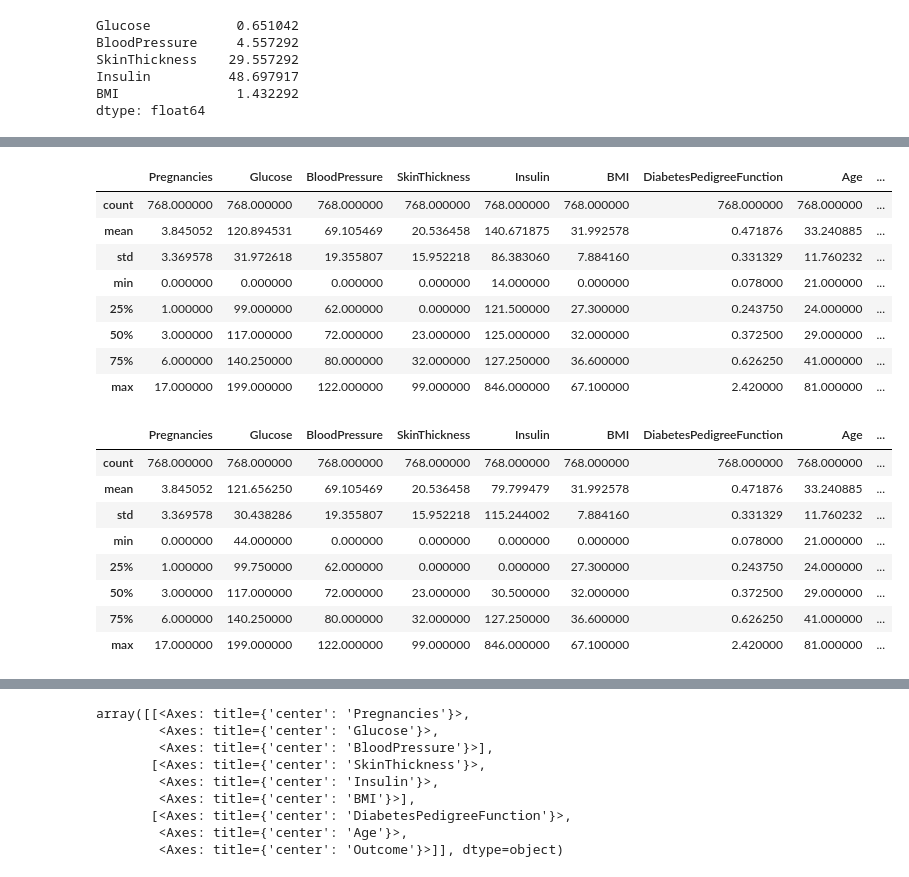
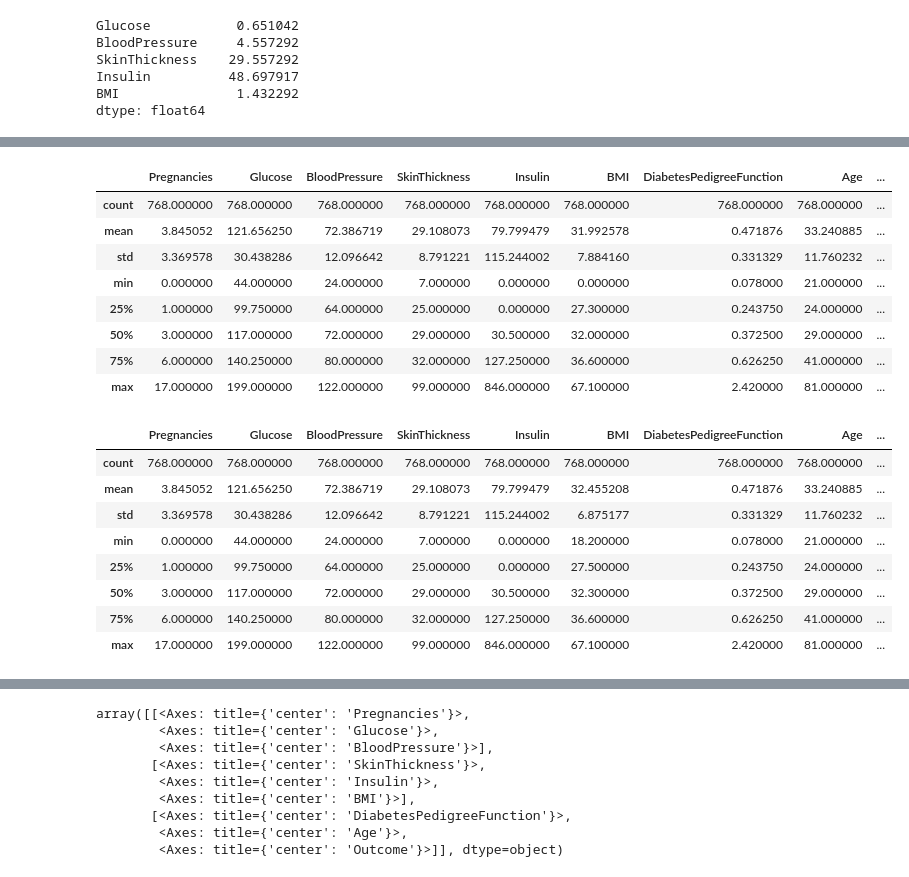
Before and after one commit to PabloSanchez87/DataScience_and_IA, a Jupyter notebook: Notebooks/Daniel/7-Diabetes.ipynb, the cells around one changed output, grey strips where cells are left out. Drawn from its saved outputs; the diff is of its cells as text; code cells hidden in the pictures.

```diff
--- a/Notebooks/Daniel/7-Diabetes.ipynb
+++ b/Notebooks/Daniel/7-Diabetes.ipynb
@@ -196,0 +216,10 @@ dtype: float64
+# %%
+# Calcular la media de los valores no nulos y diferentes de 0 en Insulin
+
+median_glucose = data2.loc[data['Glucose'] != 0, 'Glucose'].median()
+
+
+# Reemplazar los valores de 0 por la media
+data2['Glucose'] = data2['Glucose'].replace(0, median_glucose)
+
+data2.describe()
@@ -196,0 +236,8 @@ dtype: float64
+# %%
+# Calcular la media de los valores no nulos y diferentes de 0 en Insulin
+median_SkinThickness = data2.loc[data['SkinThickness'] != 0, 'SkinThickness'].median()
+
+# Reemplazar los valores de 0 por la media
+data2['SkinThickness'] = data2['SkinThickness'].replace(0, median_SkinThickness)
+
+data2.describe()
@@ -197,40 +254,38 @@ dtype: float64
 # %%
 # Calcular la media de los valores no nulos y diferentes de 0 en Insulin
-median_insulin = data.loc[data['Insulin'] != 0, 'Insulin'].median()
+median_insulin = data2.loc[data['BloodPressure'] != 0, 'BloodPressure'].median()
 
-data2 = data.copy()
 
 # Reemplazar los valores de 0 por la media
-data2['Insulin'] = data2['Insulin'].replace(0, median_insulin)
+data2['BloodPressure'] = data2['BloodPressure'].replace(0, median_insulin)
 
 data2.describe()
 # %% [output]
 |  | Pregnancies | Glucose | BloodPressure | SkinThickness | Insulin | BMI | DiabetesPedigreeFunction | Age | ... |
 | count | 768.000000 | 768.000000 | 768.000000 | 768.000000 | 768.000000 | 768.000000 | 768.000000 | 768.000000 | ... |
-| mean | 3.845052 | 120.894531 | 69.105469 | 20.536458 | 140.671875 | 31.992578 | 0.471876 | 33.240885 | ... |
-| std | 3.369578 | 31.972618 | 19.355807 | 15.952218 | 86.383060 | 7.884160 | 0.331329 | 11.760232 | ... |
-| min | 0.000000 | 0.000000 | 0.000000 | 0.000000 | 14.000000 | 0.000000 | 0.078000 | 21.000000 | ... |
-| 25% | 1.000000 | 99.000000 | 62.000000 | 0.000000 | 121.500000 | 27.300000 | 0.243750 | 24.000000 | ... |
-| 50% | 3.000000 | 117.000000 | 72.000000 | 23.000000 | 125.000000 | 32.000000 | 0.372500 | 29.000000 | ... |
+| mean | 3.845052 | 121.656250 | 72.386719 | 29.108073 | 79.799479 | 31.992578 | 0.471876 | 33.240885 | ... |
+| std | 3.369578 | 30.438286 | 12.096642 | 8.791221 | 115.244002 | 7.884160 | 0.331329 | 11.760232 | ... |
+| min | 0.000000 | 44.000000 | 24.000000 | 7.000000 | 0.000000 | 0.000000 | 0.078000 | 21.000000 | ... |
+| 25% | 1.000000 | 99.750000 | 64.000000 | 25.000000 | 0.000000 | 27.300000 | 0.243750 | 24.000000 | ... |
+| 50% | 3.000000 | 117.000000 | 72.000000 | 29.000000 | 30.500000 | 32.000000 | 0.372500 | 29.000000 | ... |
 | 75% | 6.000000 | 140.250000 | 80.000000 | 32.000000 | 127.250000 | 36.600000 | 0.626250 | 41.000000 | ... |
 | max | 17.000000 | 199.000000 | 122.000000 | 99.000000 | 846.000000 | 67.100000 | 2.420000 | 81.000000 | ... |
 # %%
 # Calcular la media de los valores no nulos y diferentes de 0 en Insulin
-median_glucose = data.loc[data['Glucose'] != 0, 'Glucose'].median()
+median_insulin = data2.loc[data['BMI'] != 0, 'BMI'].median()
 
-data2 = data.copy()
 
 # Reemplazar los valores de 0 por la media
-data2['Glucose'] = data2['Glucose'].replace(0, median_glucose)
+data2['BMI'] = data2['BMI'].replace(0, median_insulin)
 
 data2.describe()
 # %% [output]
 |  | Pregnancies | Glucose | BloodPressure | SkinThickness | Insulin | BMI | DiabetesPedigreeFunction | Age | ... |
 | count | 768.000000 | 768.000000 | 768.000000 | 768.000000 | 768.000000 | 768.000000 | 768.000000 | 768.000000 | ... |
-| mean | 3.845052 | 121.656250 | 69.105469 | 20.536458 | 79.799479 | 31.992578 | 0.471876 | 33.240885 | ... |
-| std | 3.369578 | 30.438286 | 19.355807 | 15.952218 | 115.244002 | 7.884160 | 0.331329 | 11.760232 | ... |
-| min | 0.000000 | 44.000000 | 0.000000 | 0.000000 | 0.000000 | 0.000000 | 0.078000 | 21.000000 | ... |
-| 25% | 1.000000 | 99.750000 | 62.000000 | 0.000000 | 0.000000 | 27.300000 | 0.243750 | 24.000000 | ... |
-| 50% | 3.000000 | 117.000000 | 72.000000 | 23.000000 | 30.500000 | 32.000000 | 0.372500 | 29.000000 | ... |
+| mean | 3.845052 | 121.656250 | 72.386719 | 29.108073 | 79.799479 | 32.455208 | 0.471876 | 33.240885 | ... |
+| std | 3.369578 | 30.438286 | 12.096642 | 8.791221 | 115.244002 | 6.875177 | 0.331329 | 11.760232 | ... |
+| min | 0.000000 | 44.000000 | 24.000000 | 7.000000 | 0.000000 | 18.200000 | 0.078000 | 21.000000 | ... |
+| 25% | 1.000000 | 99.750000 | 64.000000 | 25.000000 | 0.000000 | 27.500000 | 0.243750 | 24.000000 | ... |
+| 50% | 3.000000 | 117.000000 | 72.000000 | 29.000000 | 30.500000 | 32.300000 | 0.372500 | 29.000000 | ... |
 | 75% | 6.000000 | 140.250000 | 80.000000 | 32.000000 | 127.250000 | 36.600000 | 0.626250 | 41.000000 | ... |
 | max | 17.000000 | 199.000000 | 122.000000 | 99.000000 | 846.000000 | 67.100000 | 2.420000 | 81.000000 | ... |
```
Also changed, not shown: parts of 38 cells of this notebook, 4 other files.
